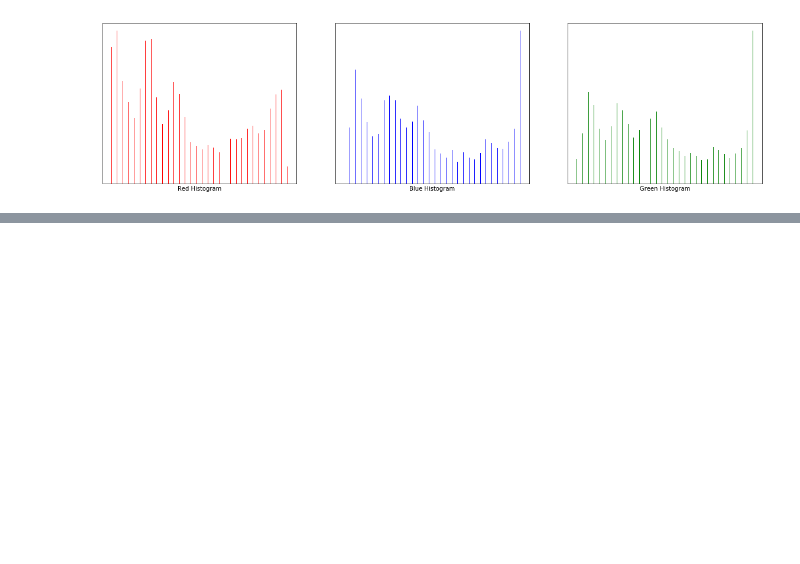
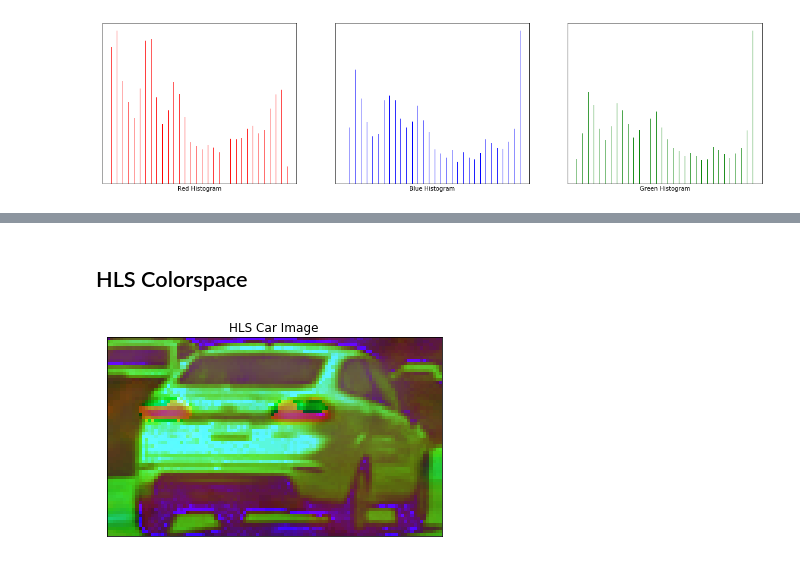
Before and after one commit to soumik12345/Swayam-Self-Driving-Car, a Jupyter notebook: P3_Car_Finder/notebooks/Histogram of Color.ipynb, the cells around one changed output, grey strips where cells are left out. Saved outputs shown, nothing was run; the diff lists cells and outputs as text; code cells hidden in the pictures; blank space fills up the shorter version.

```diff
--- a/P3_Car_Finder/notebooks/Histogram of Color.ipynb
+++ b/P3_Car_Finder/notebooks/Histogram of Color.ipynb
@@ -53,0 +87,12 @@ plt.show()
+# %% [markdown]
+## HLS Colorspace
+# %%
+hls_image = cv2.cvtColor(image, cv2.COLOR_RGB2HLS)
+
+plt.imshow(hls_image)
+plt.xticks([])
+plt.yticks([])
+plt.title('HLS Car Image')
+plt.show()
+# %% [output]
+[figure, added]
```
Also changed, not shown: parts of 18 cells of this notebook.
